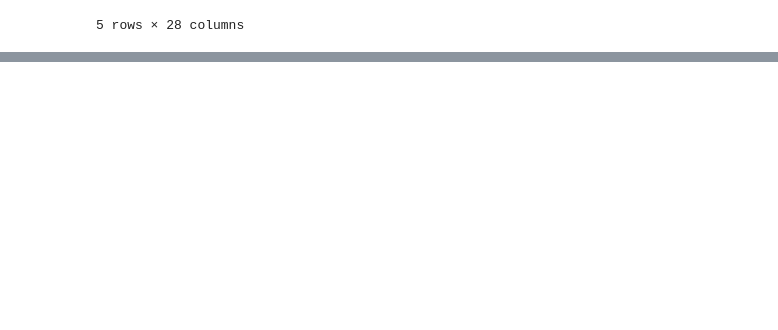
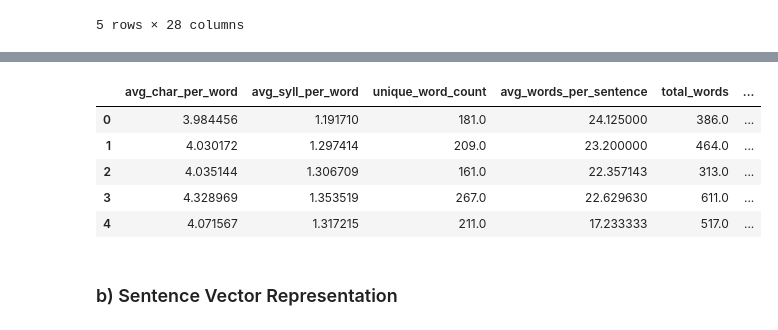
Before and after one commit to chmuneebshan/Automated-Grading-of-Exam-Papers-Using-Fusion-based-LSTM-Architecture, a Jupyter notebook: Code/Feature Engineering.ipynb, the cells around one changed output, grey strips where cells are left out. Cells and saved outputs as stored; diff of their text form; code cells hidden in the pictures; blank space fills up the shorter version.

Commit message:
Added Vector Representation Features

```diff
--- a/Code/Feature Engineering.ipynb
+++ b/Code/Feature Engineering.ipynb
@@ -87,6 +92,3 @@ train_data[feature_columns].head()
 | 2 | 279.0 | 167.0 | 139.0 | 18.600000 | 4.526882 | ... |
 | 3 | 524.0 | 275.0 | 302.0 | 20.960000 | 5.041985 | ... |
 | 4 | 465.0 | 226.0 | 229.0 | 15.000000 | 4.526882 | ... |
-# %%
-import nltk
-nltk.data.path.append('../Dataset/nltk_data')
@@ -243,6 +265,6 @@ train_data[readability_columns].head()
 # %%
 from nltk.tokenize import word_tokenize, sent_tokenize
-from textstat import syllable_count, difficult_words, lexicon_count, dale_chall_readability_score
+from textstat import syllable_count, difficult_words, lexicon_count
 
 def extract_sentence_features(text):
 
@@ -250,39 +272,43 @@ def extract_sentence_features(text):
     tokens = word_tokenize(text)
     total_syllables = syllable_count(text)
     long_word_count = sum(1 for token in tokens if len(token) > 6)
+
     sentence_list = sent_tokenize(text)
     paragraph_list = text.split('\n')
 
     # Extracting various metrics related to sentence structure and complexity
     sentence_metrics = {
         'avg_char_per_word': sum(len(token) for token in tokens) / len(tokens) if tokens else 0,
         'avg_syll_per_word': total_syllables / len(tokens) if tokens else 0,
         'unique_word_count': len(set(tokens)),
         'avg_words_per_sentence': len(tokens) / len(sentence_list) if sentence_list else 0,
         'total_words': len(tokens),
         'total_sentences': len(sentence_list),
         'avg_sentences_per_paragraph': len(sentence_list) / len(paragraph_list) if paragraph_list else 0,
         'difficult_word_count': difficult_words(text),
         'type_token_ratio': lexicon_count(text, removepunct=True) / len(tokens) if tokens else 0,
         'total_characters': sum(len(token) for token in tokens),
         'total_syllables': total_syllables,
         'total_paragraphs': len(paragraph_list),
-        'long_word_count': long_word_count,
-        'dale_chall_score': dale_chall_readability_score(text)
+        'long_word_count': long_word_count
     }
 
     return sentence_metrics
 
 # Applying the feature extraction to the dataset
 train_data['sentence_metrics'] = train_data['essay'].apply(extract_sentence_features)
-
-# Expanding the computed metrics into individual columns
 sentence_columns = ['avg_char_per_word', 'avg_syll_per_word', 'unique_word_count',
                     'avg_words_per_sentence', 'total_words', 'total_sentences',
                     'avg_sentences_per_paragraph', 'difficult_word_count',
                     'type_token_ratio', 'total_characters', 'total_syllables',
-                    'total_paragraphs', 'long_word_count', 'dale_chall_score']
+                    'total_paragraphs', 'long_word_count']
 
 train_data[sentence_columns] = train_data['sentence_metrics'].apply(pd.Series)
-
 train_data[sentence_columns].head()
+# %% [output]
+|  | avg_char_per_word | avg_syll_per_word | unique_word_count | avg_words_per_sentence | total_words | ... |
+| 0 | 3.984456 | 1.191710 | 181.0 | 24.125000 | 386.0 | ... |
+| 1 | 4.030172 | 1.297414 | 209.0 | 23.200000 | 464.0 | ... |
+| 2 | 4.035144 | 1.306709 | 161.0 | 22.357143 | 313.0 | ... |
+| 3 | 4.328969 | 1.353519 | 267.0 | 22.629630 | 611.0 | ... |
+| 4 | 4.071567 | 1.317215 | 211.0 | 17.233333 | 517.0 | ... |
@@ -301,0 +315,2 @@ combined_features_df.head()
+# %% [markdown]
+### b) Sentence Vector Representation
```
Also changed, not shown: parts of 15 cells of this notebook.
